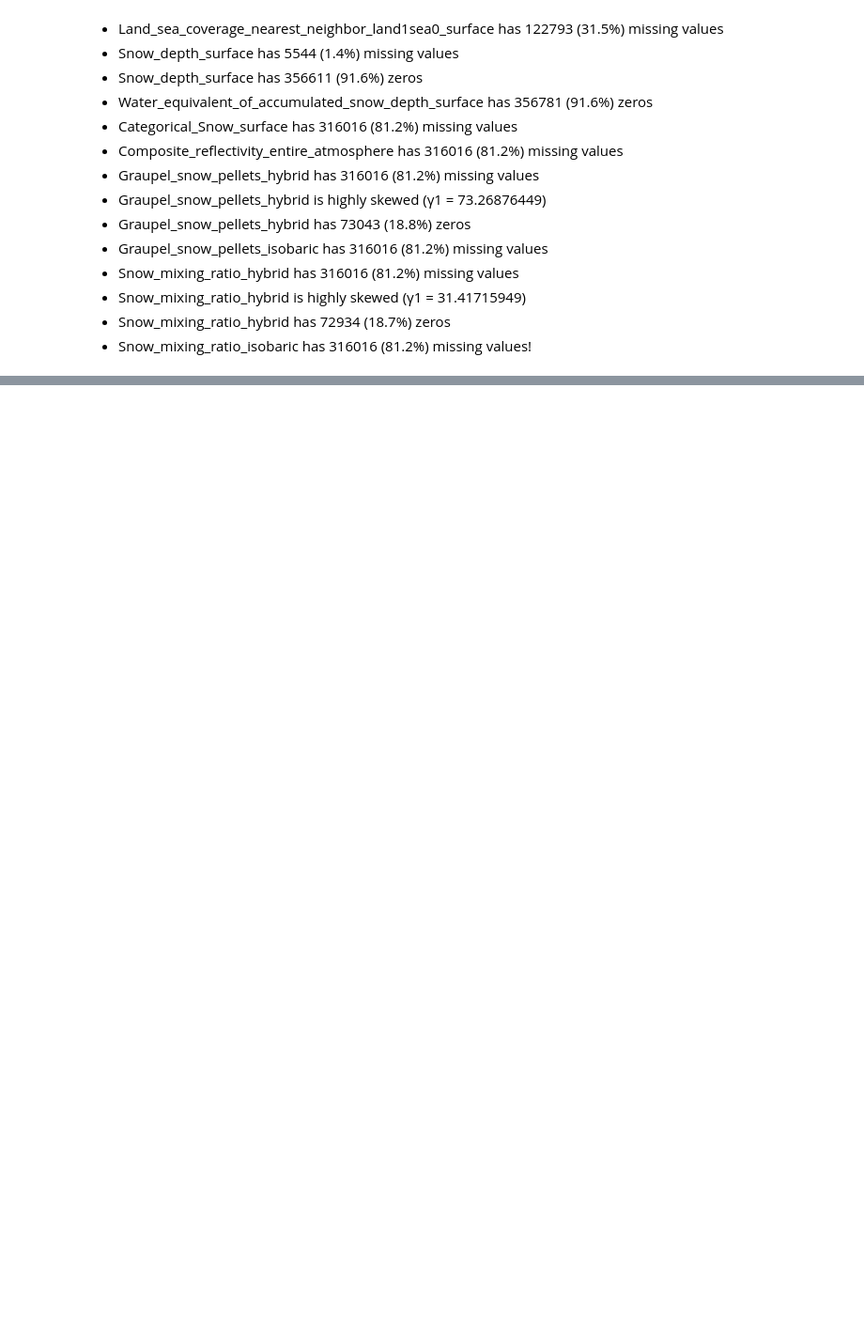
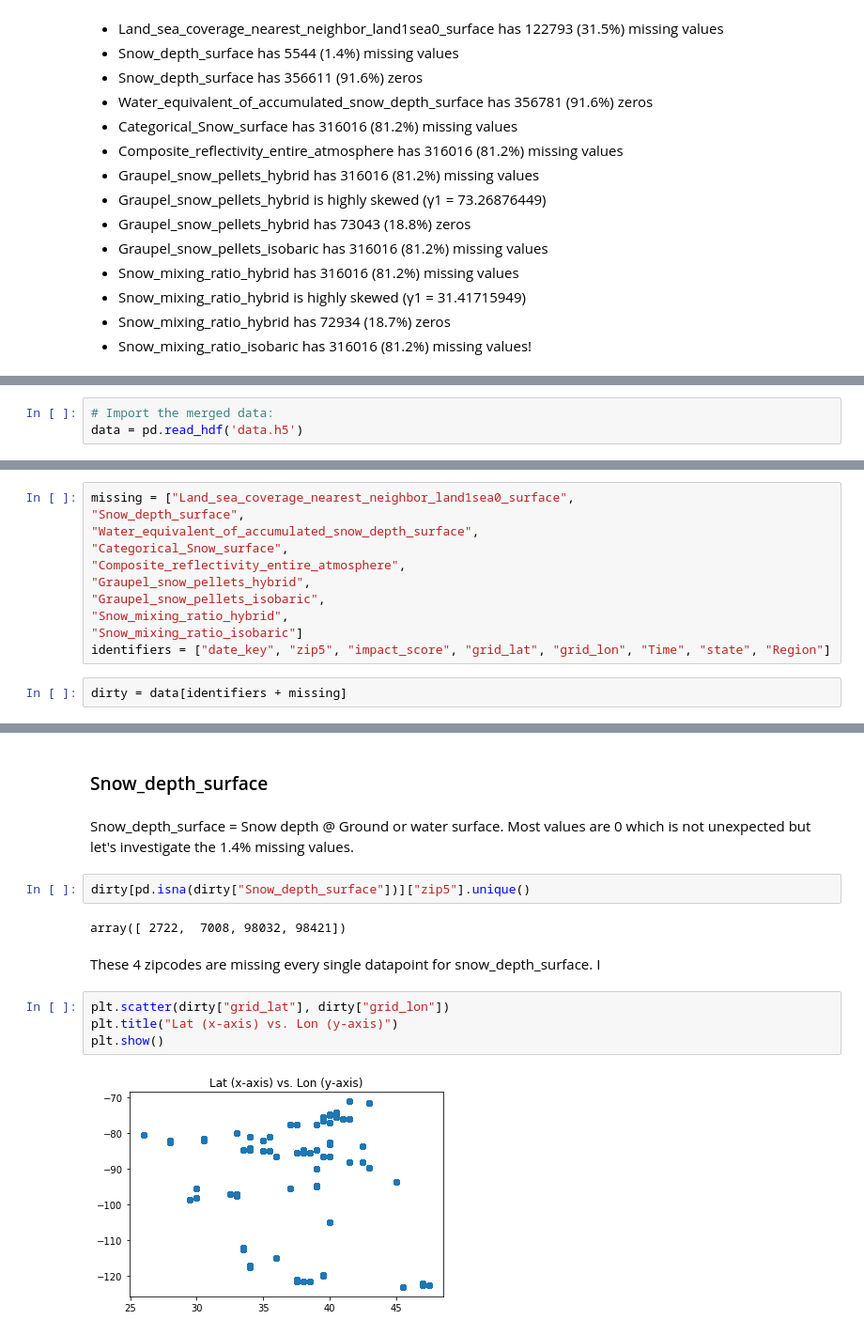
Before and after one commit to chitwankaudan/whetherweather, a Jupyter notebook: outlier_analysis.ipynb, the cells around one changed output, grey strips where cells are left out. Shown at 94% size. Drawn from its saved outputs; the diff is of its cells as text; blank space fills up the shorter version.

Commit message:
added which cols to drop to outlier.ipynb

```diff
--- a/outlier_analysis.ipynb
+++ b/outlier_analysis.ipynb
@@ -168,0 +201,3 @@ missingPerZip.sort_values(['Haines_Index_surface'], ascending = [0])
+# %%
+# Import the merged data:
+data = pd.read_hdf('data.h5')
@@ -168,0 +215,13 @@ missingPerZip.sort_values(['Haines_Index_surface'], ascending = [0])
+# %%
+missing = ["Land_sea_coverage_nearest_neighbor_land1sea0_surface",
+"Snow_depth_surface",
+"Water_equivalent_of_accumulated_snow_depth_surface",
+"Categorical_Snow_surface",
+"Composite_reflectivity_entire_atmosphere",
+"Graupel_snow_pellets_hybrid",
+"Graupel_snow_pellets_isobaric",
+"Snow_mixing_ratio_hybrid",
+"Snow_mixing_ratio_isobaric"]
+identifiers = ["date_key", "zip5", "impact_score", "grid_lat", "grid_lon", "Time", "state", "Region"]
+# %%
+dirty = data[identifiers + missing]
@@ -168,0 +352,16 @@ missingPerZip.sort_values(['Haines_Index_surface'], ascending = [0])
+# %% [markdown]
+### Snow_depth_surface
+# %% [markdown]
+Snow_depth_surface = Snow depth @ Ground or water surface. Most values are 0 which is not unexpected but let's investigate the 1.4% missing values.
+# %%
+dirty[pd.isna(dirty["Snow_depth_surface"])]["zip5"].unique()
+# %% [output]
+array([ 2722,  7008, 98032, 98421])
+# %% [markdown]
+These 4 zipcodes are missing every single datapoint for snow_depth_surface. I
+# %%
+plt.scatter(dirty["grid_lat"], dirty["grid_lon"])
+plt.title("Lat (x-axis) vs. Lon (y-axis)")
+plt.show()
+# %% [output]
+[figure, added]
```
Also changed, not shown: parts of 17 cells of this notebook.
